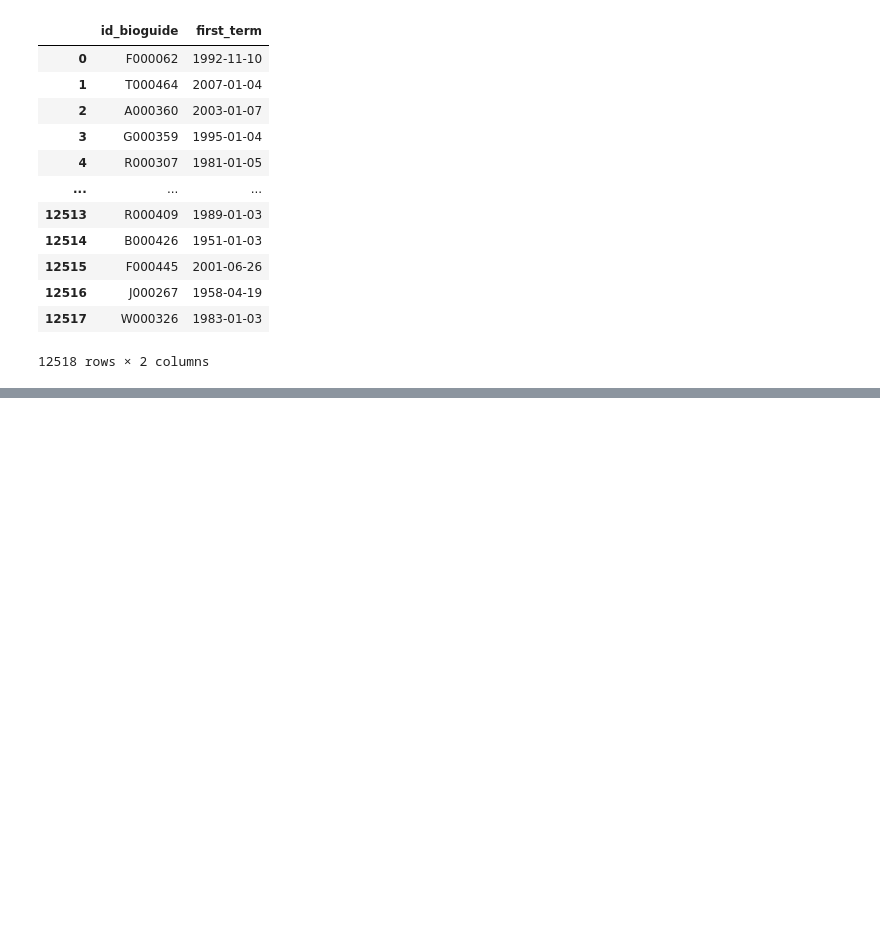
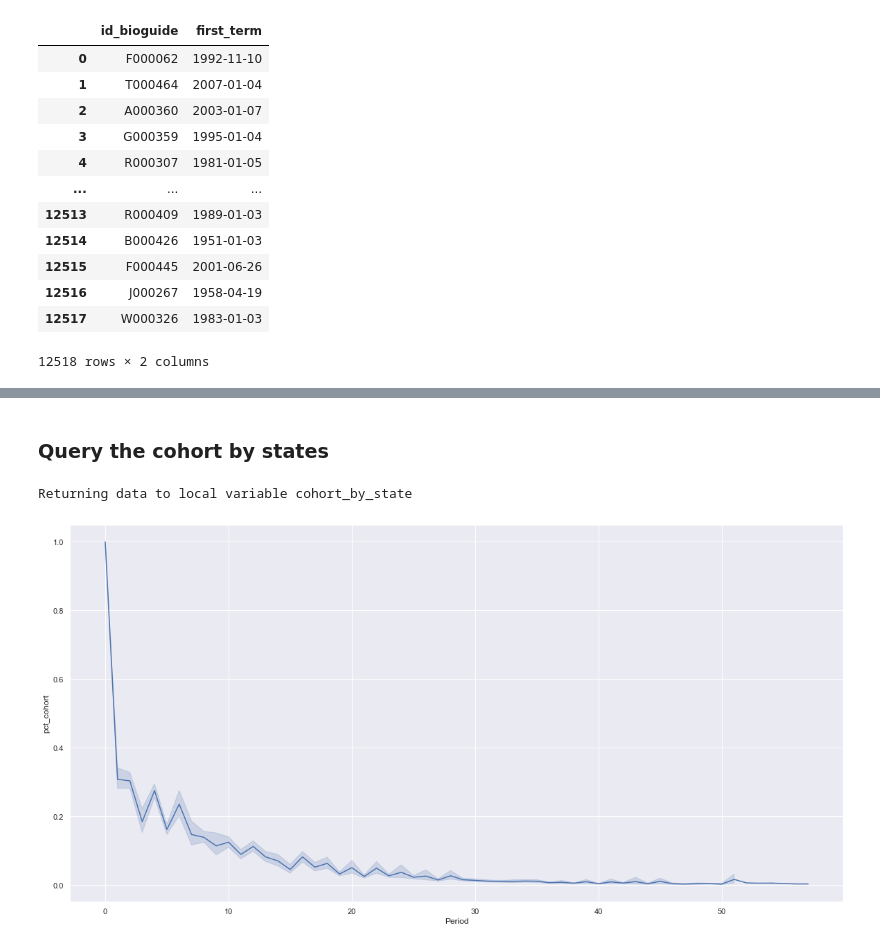
Before and after one commit to 2na3k/churn-duckdb, a Jupyter notebook: churn-nb.ipynb, the cells around one changed output, grey strips where cells are left out. Drawn from its saved outputs; the diff is of its cells as text; code cells hidden in the pictures; blank space fills up the shorter version.

```diff
--- a/churn-nb.ipynb
+++ b/churn-nb.ipynb
@@ -216,0 +208,41 @@ Another try: still the cohort but you need to have something else
+# %% [markdown]
+### Query the cohort by states
+# %%
+%%sql cohort_by_state <<
+SELECT
+    period,
+    state,
+    first_value(cohort_retained) over (partition by state
+                                        order by period) as cohort_size,
+    cohort_retained,
+    cohort_retained::DOUBLE / (first_value(cohort_retained)
+                                over (partition by state order by period))::DOUBLE
+                                 as pct_cohort
+FROM
+(
+    SELECT
+        date_part('year', AGE(b.term_start, a.first_term)) as period,
+        b.state,
+        COUNT(DISTINCT a.id_bioguide) as cohort_retained
+    FROM
+    (
+        SELECT
+            id_bioguide,
+            min(term_start) as first_term
+        FROM legislators_terms
+        GROUP BY 1
+    ) a
+    JOIN legislators_terms b ON a.id_bioguide = b.id_bioguide
+    GROUP BY 1, 2
+) aa
+;
+# %% [output]
+Returning data to local variable cohort_by_state
+# %%
+#No hue
+sns.set(rc={'figure.figsize': (20,10)})
+sns.lineplot(data=cohort_by_state, x="period", y="pct_cohort")
+plt.xlabel("Period")
+plt.show()
+# %% [output]
+[figure, added]
```
Also changed, not shown: parts of 39 cells of this notebook.
